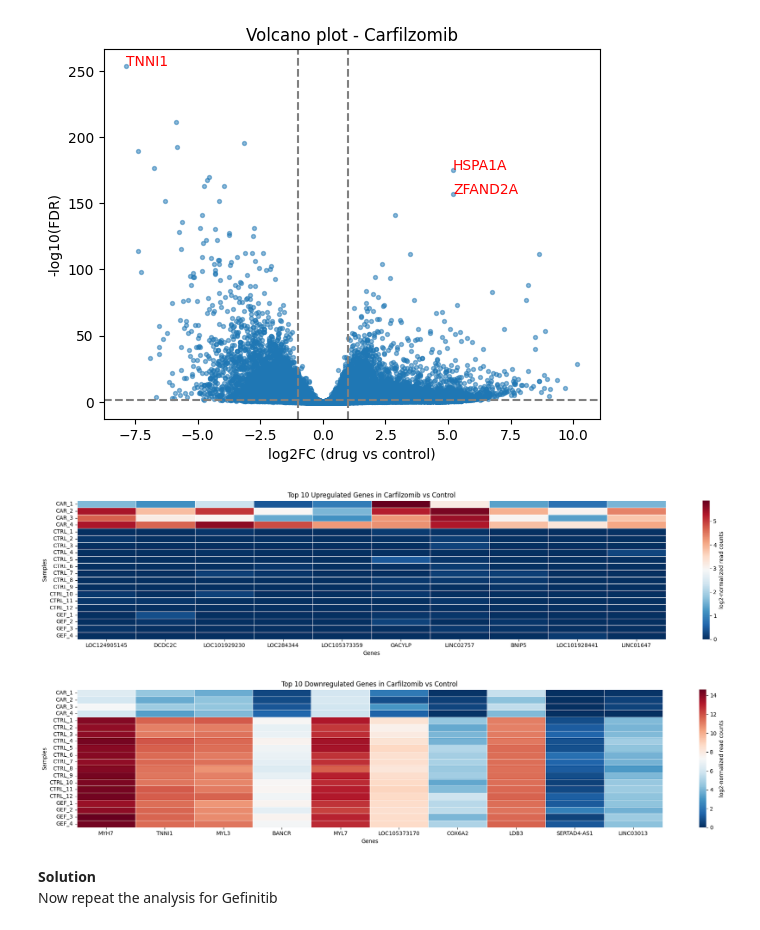
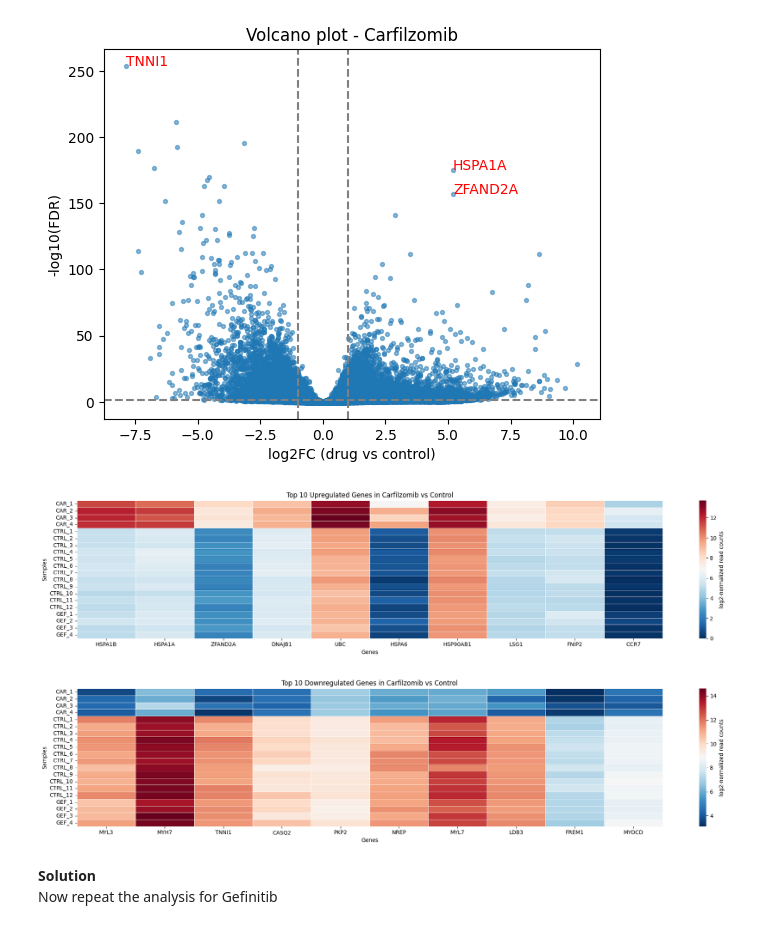
Before and after one commit to LACDR-CDS/SCDR_RNAseq, a Jupyter notebook: Session3and4/group4_solution.ipynb, the cells around one changed output. Cells and saved outputs as stored; diff of their text form; code cells hidden in the pictures.

```diff
--- a/Session3and4/group4_solution.ipynb
+++ b/Session3and4/group4_solution.ipynb
@@ -358,26 +359,25 @@ plt.show()
 # %% [output]
 [figure]
 # %%
-gene_list = upregulated_genes_car.sort_values(by="log2FoldChange", ascending=False).head(10).index
-
+gene_list = results_df_car[results_df_car.log2FoldChange > 1].nsmallest(10, "padj").index
 
 subset = log_transformed_counts.loc[log_transformed_counts.index.intersection(gene_list)].T
 subset = subset[gene_list]
 
 plt.figure(figsize=(len(subset), 4.5))
 
 sns.heatmap(subset, cmap="RdBu_r", linecolor = "white", linewidth = 0.5, cbar_kws={"label": "log2-normalized read counts"}
 )
 plt.title("Top 10 Upregulated Genes in Carfilzomib vs Control")
 plt.xlabel("Genes")
 plt.ylabel("Samples")
 plt.tight_layout()
 plt.savefig("plots/heatmap_session2.png", dpi = 200)
 plt.show()
 # %% [output]
-[figure, old version]
+[figure, new version]
 # %%
-gene_list = downregulated_genes_car.sort_values(by="log2FoldChange", ascending=True).head(10).index
+gene_list = results_df_car[results_df_car.log2FoldChange < 1].nsmallest(10, "padj").index
 
 subset = log_transformed_counts.loc[log_transformed_counts.index.intersection(gene_list)].T
 subset = subset[gene_list]
@@ -393,7 +393,7 @@ plt.tight_layout()
 plt.savefig("plots/heatmap_session2.png", dpi = 200)
 plt.show()
 # %% [output]
-[figure, old version]
+[figure, new version]
 # %% [markdown]
 **Solution**
 Now repeat the analysis for Gefinitib
```
Also changed, not shown: parts of 3 cells of this notebook.
